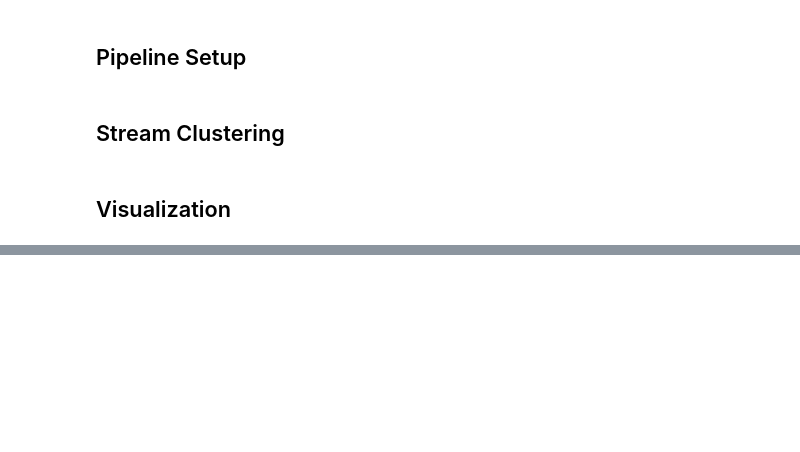
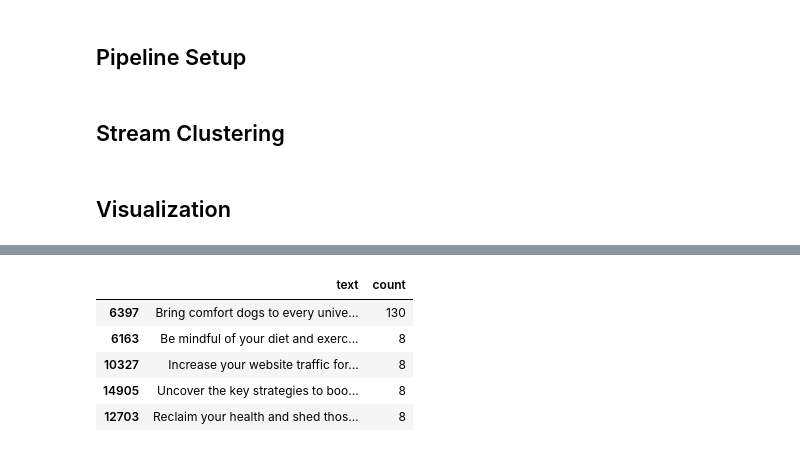
Before and after one commit to lgiesen/social-media-analysis, a Jupyter notebook: complete-code.ipynb, the cells around one changed output, grey strips where cells are left out. Drawn from its saved outputs; the diff is of its cells as text; code cells hidden in the pictures; blank space fills up the shorter version.

```diff
--- a/complete-code.ipynb
+++ b/complete-code.ipynb
@@ -877,0 +923,10 @@ text_clust_algo.showclusters(topn=10,num=10)
+# %%
+high_count_duplicate_groups = duplicate_groups[duplicate_groups['count'] >= 5]
+high_count_duplicate_groups.head()
+# %% [output]
+|  | text | count |
+| 6397 | Bring comfort dogs to every unive... | 130 |
+| 6163 | Be mindful of your diet and exerc... | 8 |
+| 10327 | Increase your website traffic for... | 8 |
+| 14905 | Uncover the key strategies to boo... | 8 |
+| 12703 | Reclaim your health and shed thos... | 8 |
```
Also changed, not shown: parts of 27 cells of this notebook.
